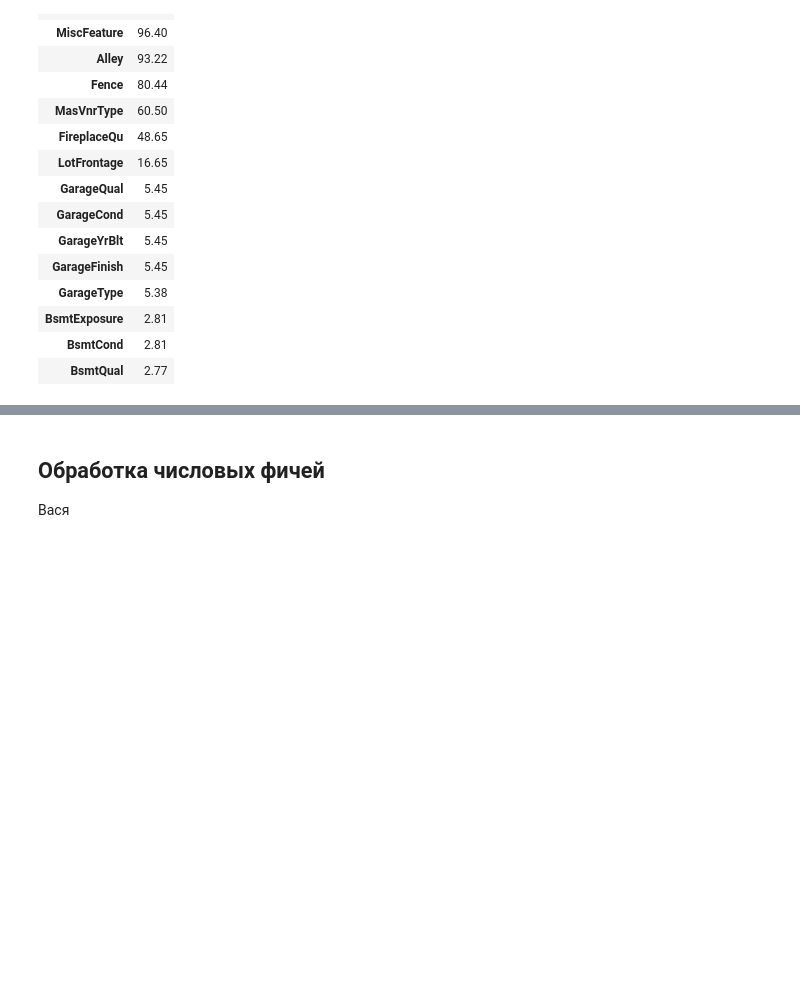
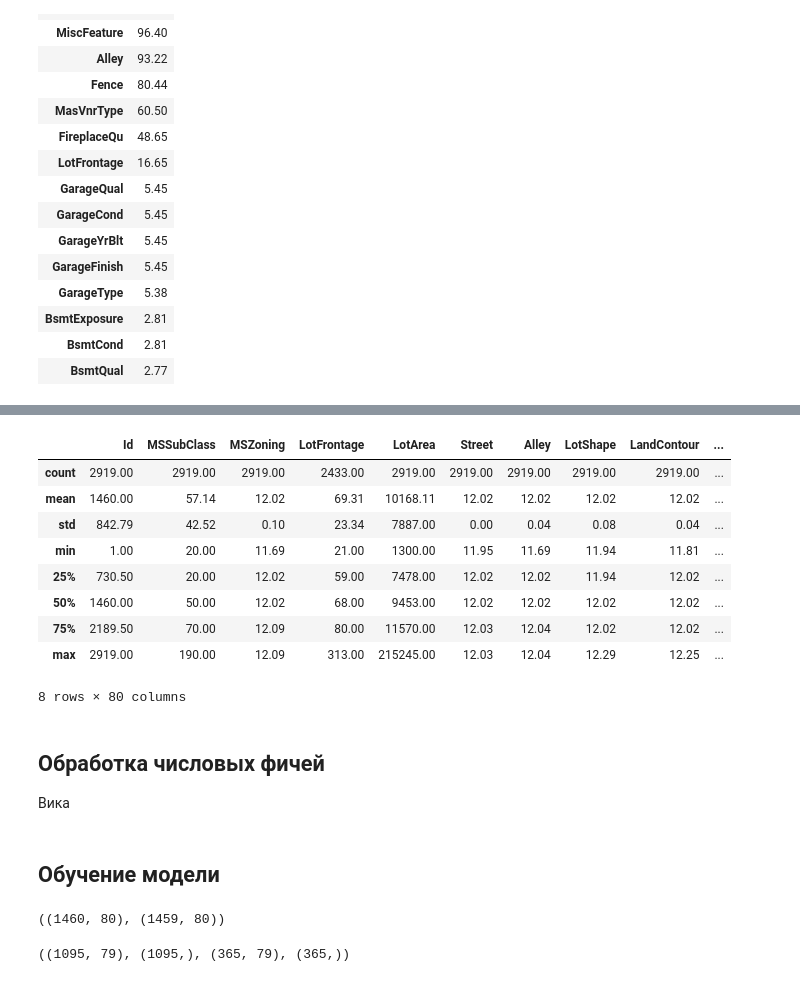
Before and after one commit to vasevooo/housing_kaggle, a Jupyter notebook: advanced housing_reg.ipynb, the cells around one changed output, grey strips where cells are left out. Drawn from its saved outputs; the diff is of its cells as text; code cells hidden in the pictures; blank space fills up the shorter version.

```diff
--- a/advanced housing_reg.ipynb
+++ b/advanced housing_reg.ipynb
@@ -150,3 +295,31 @@ missing_values.head(15)
+# %%
+## Заменяем в нашем df категориальные фичи на фичи, которые прошли encoding
+
+df[df_cat_te.columns] = df_cat_te
+# %%
+df.describe().round(2)
+# %% [output]
+|  | Id | MSSubClass | MSZoning | LotFrontage | LotArea | Street | Alley | LotShape | LandContour | ... |
+| count | 2919.00 | 2919.00 | 2919.00 | 2433.00 | 2919.00 | 2919.00 | 2919.00 | 2919.00 | 2919.00 | ... |
+| mean | 1460.00 | 57.14 | 12.02 | 69.31 | 10168.11 | 12.02 | 12.02 | 12.02 | 12.02 | ... |
+| std | 842.79 | 42.52 | 0.10 | 23.34 | 7887.00 | 0.00 | 0.04 | 0.08 | 0.04 | ... |
+| min | 1.00 | 20.00 | 11.69 | 21.00 | 1300.00 | 11.95 | 11.69 | 11.94 | 11.81 | ... |
+| 25% | 730.50 | 20.00 | 12.02 | 59.00 | 7478.00 | 12.02 | 12.02 | 11.94 | 12.02 | ... |
+| 50% | 1460.00 | 50.00 | 12.02 | 68.00 | 9453.00 | 12.02 | 12.02 | 12.02 | 12.02 | ... |
+| 75% | 2189.50 | 70.00 | 12.09 | 80.00 | 11570.00 | 12.03 | 12.04 | 12.02 | 12.02 | ... |
+| max | 2919.00 | 190.00 | 12.09 | 313.00 | 215245.00 | 12.03 | 12.04 | 12.29 | 12.25 | ... |
+8 rows × 80 columns
 # %% [markdown]
 ## Обработка числовых фичей
-Вася
+Вика
+# %% [markdown]
+## Обучение модели
+# %%
+### Разбиваем наш df на train and test
+
+df_train = df.loc[0:1459,:]
+df_test = df.loc[1460:,:]
+
+df_train.shape, df_test.shape
+# %% [output]
+((1460, 80), (1459, 80))
@@ -152,0 +332,4 @@ missing_values.head(15)
+# %%
+x_train.shape,  y_train.shape, x_valid.shape, y_valid.shape
+# %% [output]
+((1095, 79), (1095,), (365, 79), (365,))
```
Also changed, not shown: parts of 12 cells of this notebook.
